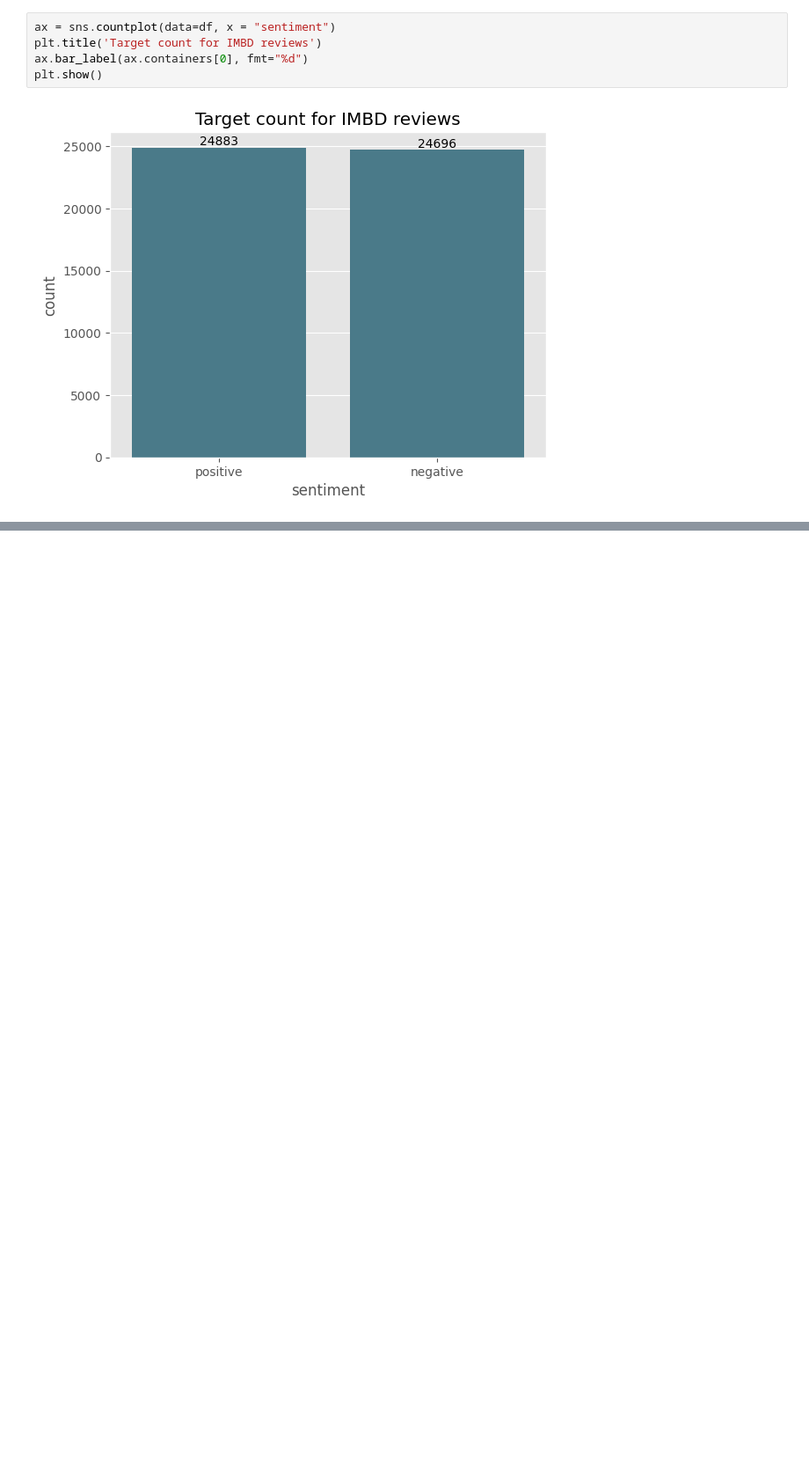
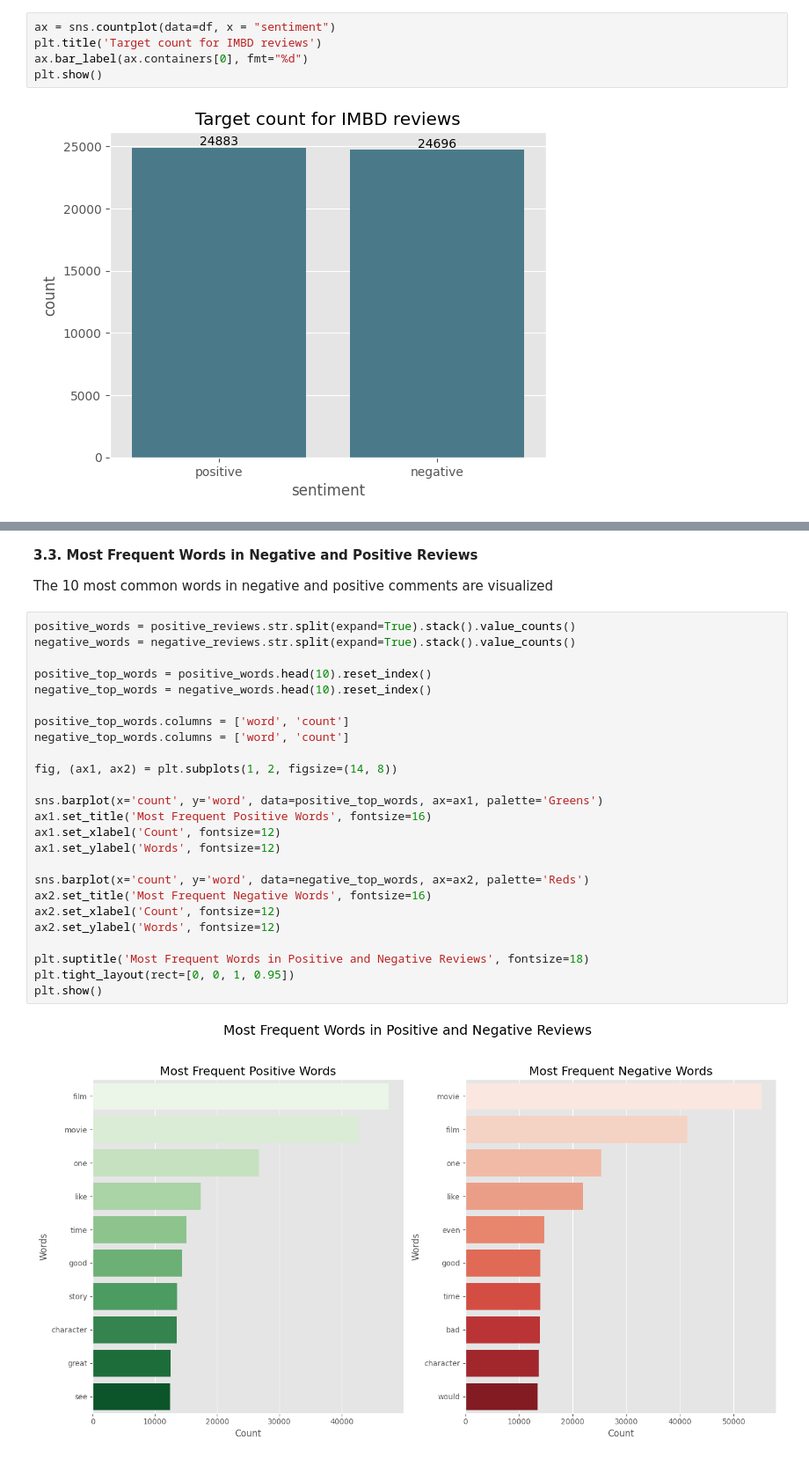
Before and after one commit to kanitvural/evolution_of_sentiment_analysis_using_imdb_dataset, a Jupyter notebook: imdb_sentiment_analysis.ipynb, the cells around one changed output, grey strips where cells are left out. Shown at 88% size. Cells and saved outputs as stored; diff of their text form; blank space fills up the shorter version.

```diff
--- a/imdb_sentiment_analysis.ipynb
+++ b/imdb_sentiment_analysis.ipynb
@@ -199,0 +212,31 @@ plt.show()
+# %% [markdown]
+**3.3. Most Frequent Words in Negative and Positive Reviews**
+
+The 10 most common words in negative and positive comments are visualized
+# %%
+positive_words = positive_reviews.str.split(expand=True).stack().value_counts()
+negative_words = negative_reviews.str.split(expand=True).stack().value_counts()
+
+positive_top_words = positive_words.head(10).reset_index()
+negative_top_words = negative_words.head(10).reset_index()
+
+positive_top_words.columns = ['word', 'count']
+negative_top_words.columns = ['word', 'count']
+
+fig, (ax1, ax2) = plt.subplots(1, 2, figsize=(14, 8))
+
+sns.barplot(x='count', y='word', data=positive_top_words, ax=ax1, palette='Greens')
+ax1.set_title('Most Frequent Positive Words', fontsize=16)
+ax1.set_xlabel('Count', fontsize=12)
+ax1.set_ylabel('Words', fontsize=12)
+
+sns.barplot(x='count', y='word', data=negative_top_words, ax=ax2, palette='Reds')
+ax2.set_title('Most Frequent Negative Words', fontsize=16)
+ax2.set_xlabel('Count', fontsize=12)
+ax2.set_ylabel('Words', fontsize=12)
+
+plt.suptitle('Most Frequent Words in Positive and Negative Reviews', fontsize=18)
+plt.tight_layout(rect=[0, 0, 1, 0.95])
+plt.show()
+# %% [output]
+[figure, added]
```
Also changed, not shown: parts of 35 cells of this notebook, 2 other files.
